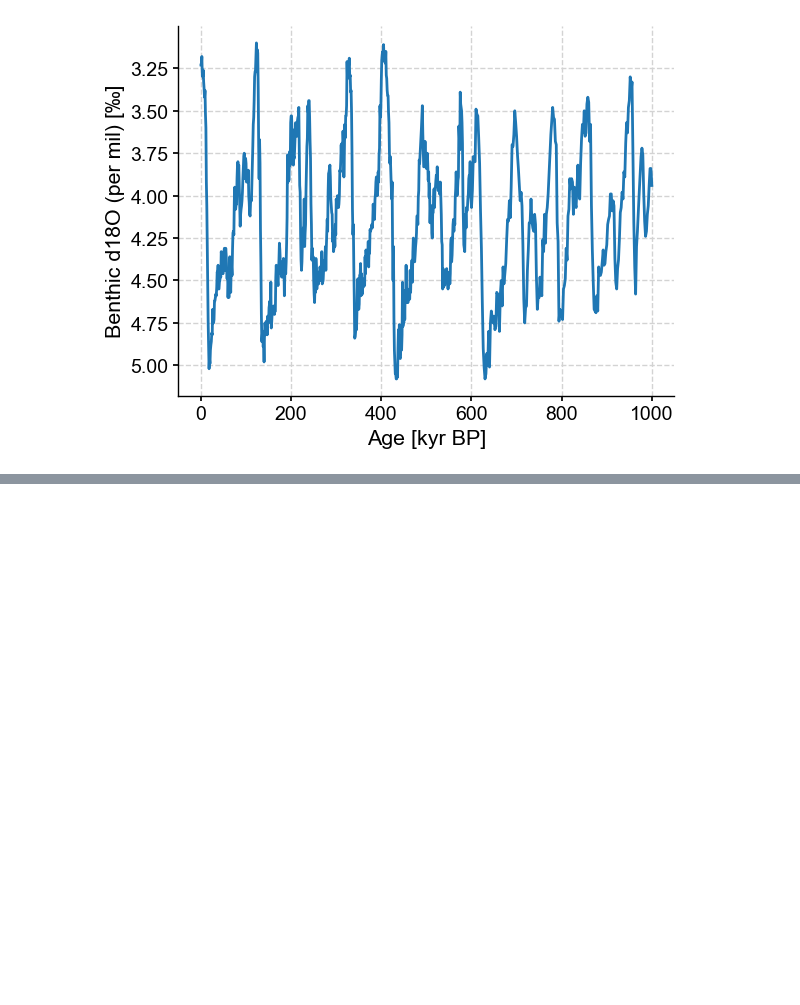
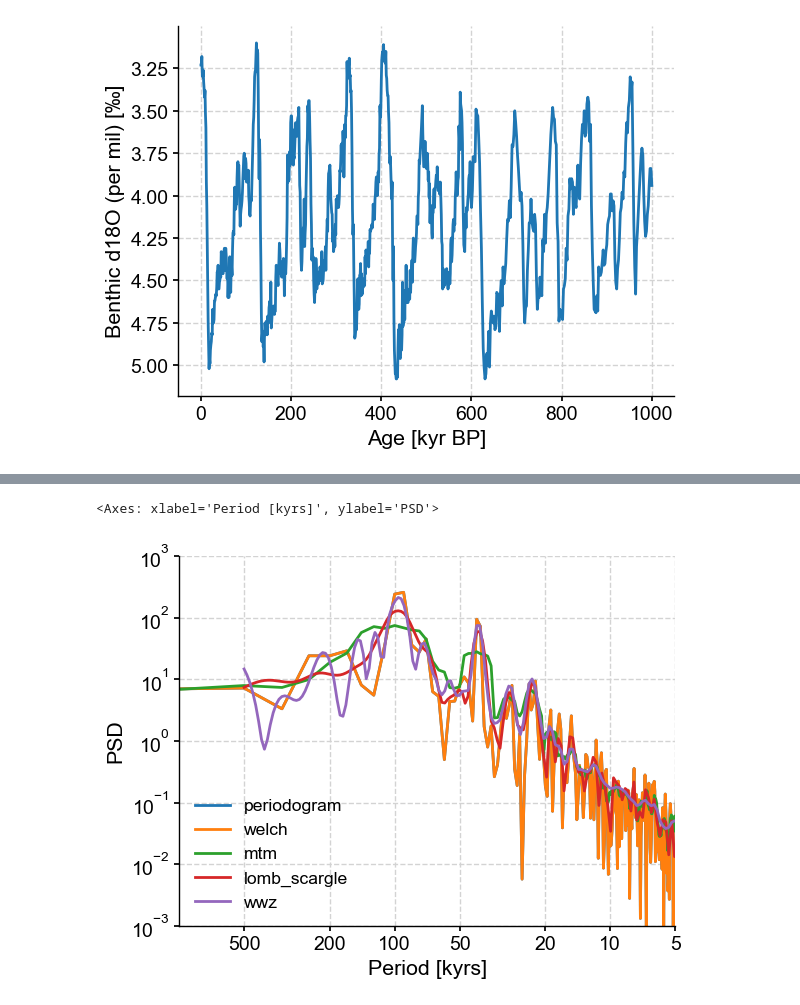
Before and after one commit to ClimateMatchAcademy/course-content, a Jupyter notebook: tutorials/W1D4_Paleoclimate/W1D4_Tutorial6.ipynb, the cells around one changed output, grey strips where cells are left out. Saved outputs shown, nothing was run; the diff lists cells and outputs as text; code cells hidden in the pictures; blank space fills up the shorter version.

```diff
--- a/tutorials/W1D4_Paleoclimate/W1D4_Tutorial6.ipynb
+++ b/tutorials/W1D4_Paleoclimate/W1D4_Tutorial6.ipynb
@@ -225,0 +122,26 @@ This tutorial equips you with the skills to handle paleoclimate proxy datasets u
+# %%
+fig,ax=plt.subplots()
+
+# basic periodogram
+lr04_slice.interp(step=0.5).standardize().spectral(method='periodogram').plot(ax = ax,
+                                                                        xlim=[1000, 5],ylim=[0.001, 1000],
+                                                                        label = 'periodogram')
+# Welch's periodogram
+lr04_slice.interp(step=0.5).standardize().spectral(method='welch').plot(ax = ax,
+                                                                        xlim=[1000, 5],ylim=[0.001, 1000],
+                                                                        label = 'welch')
+# Multi-taper Method
+lr04_slice.interp(step=0.5).standardize().spectral(method='mtm').plot(ax = ax,
+                                                                        xlim=[1000, 5],ylim=[0.001, 1000],
+                                                                        label = 'mtm')
+# Lomb-Scargle periodogram
+lr04_slice.interp(step=0.5).standardize().spectral(method='lomb_scargle').plot(ax = ax,
+                                                                        xlim=[1000, 5],ylim=[0.001, 1000],
+                                                                        label = 'lomb_scargle')
+# weighted wavelet Z-transform (WWZ)
+lr04_slice.interp(step=0.5).standardize().spectral(method='wwz').plot(ax = ax,
+                                                                        xlim=[1000, 5],ylim=[0.001, 1000],
+                                                                        label = 'wwz')
+# %% [output]
+<Axes: xlabel='Period [kyrs]', ylabel='PSD'>
+[figure, added]
```
Also changed, not shown: parts of 50 cells of this notebook, 2 other files.
